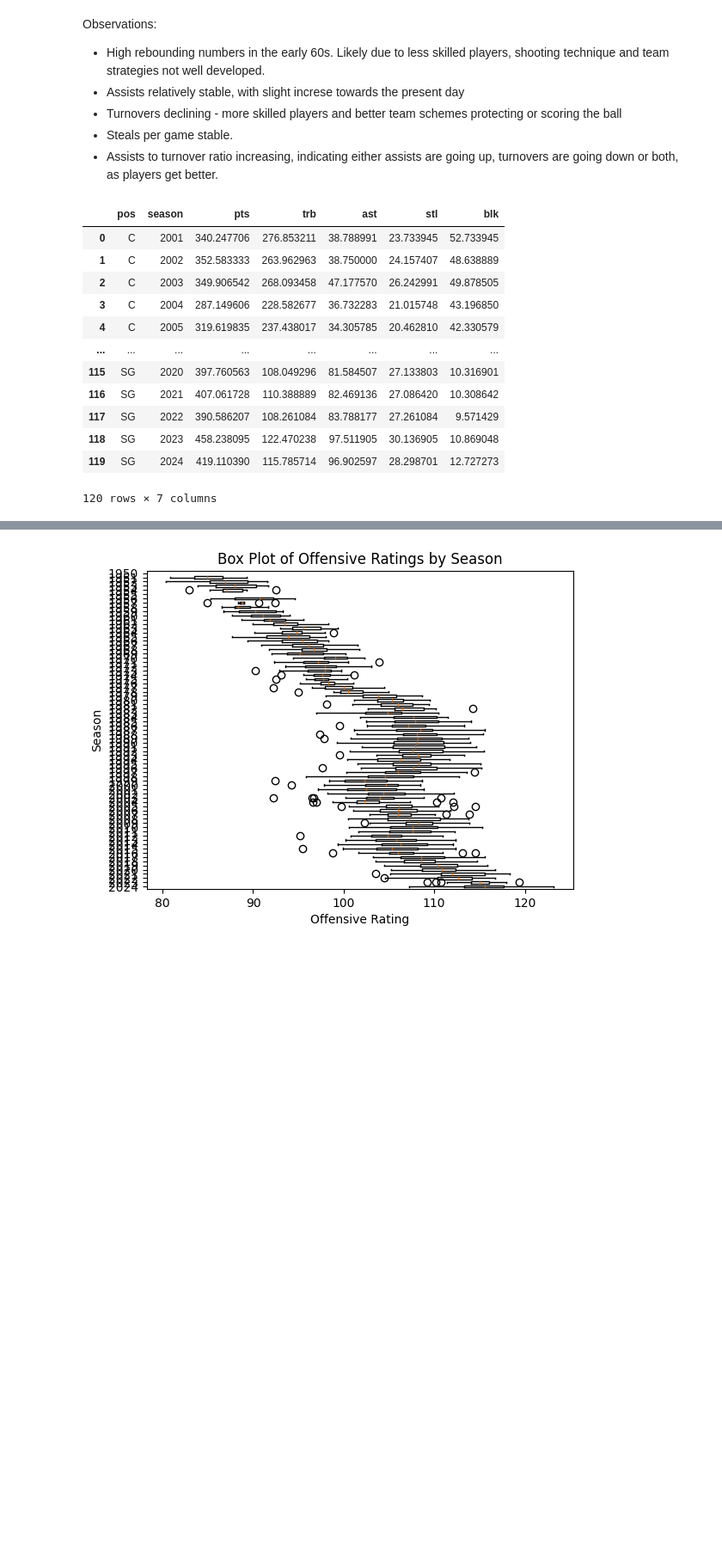
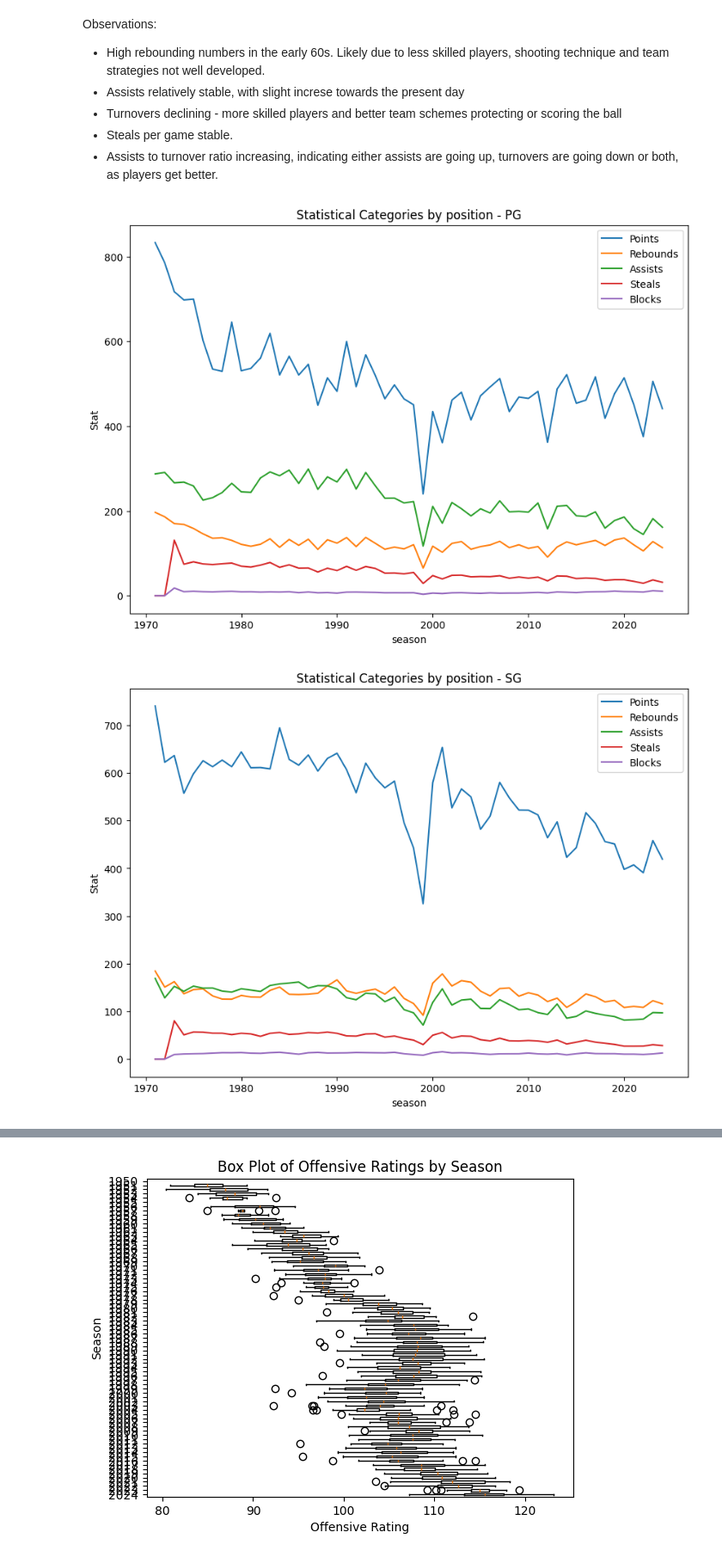
Before and after one commit to pgeneta/Basketball-Analysis, a Jupyter notebook: Basketball evolution.ipynb, the cells around one changed output, grey strips where cells are left out. Shown at 86% size. Cells and saved outputs as stored; diff of their text form; code cells hidden in the pictures; blank space fills up the shorter version.

```diff
--- a/Basketball evolution.ipynb
+++ b/Basketball evolution.ipynb
@@ -315,26 +399,26 @@ Observations:
 # %%
 #Player positions and stats
 player_tot.columns
 player = player_tot.copy()
 
 positions = ['PG', 'SG', 'SF', 'PF', 'C']
 stat_category = ['pts', 'trb', 'ast', 'stl', 'blk']
 
-df_player = player[(player['pos'].isin(positions)) & (player['season'] > 2000)]
+df_player = player[(player['pos'].isin(positions)) & (player['season'] > 1970)]
 
-data = df.groupby(['pos', 'season'])[stat_category].mean().reset_index()
-data
+totals_by_season_by_year = df_player.groupby(['pos', 'season'])[stat_category].mean().reset_index()
+
+for position in positions:
+    plot_data = totals_by_season_by_year[totals_by_season_by_year['pos'] == position].groupby("season")[stat_category].sum().reset_index()
+    plt.figure(figsize=(10,7))
+    sns.lineplot(data = plot_data, x = 'season', y = 'pts', label = 'Points')
+    sns.lineplot(data = plot_data, x = 'season', y = 'trb', label = 'Rebounds')
+    sns.lineplot(data = plot_data, x = 'season', y = 'ast', label = 'Assists')
+    sns.lineplot(data = plot_data, x = 'season', y = 'stl', label = 'Steals')
+    sns.lineplot(data = plot_data, x = 'season', y = 'blk', label = 'Blocks')
+    plt.title(f"Statistical Categories by position - {position}")
+    plt.ylabel("Stat")
+    plt.show()
 # %% [output]
-|  | pos | season | pts | trb | ast | stl | blk |
-| 0 | C | 2001 | 340.247706 | 276.853211 | 38.788991 | 23.733945 | 52.733945 |
-| 1 | C | 2002 | 352.583333 | 263.962963 | 38.750000 | 24.157407 | 48.638889 |
-| 2 | C | 2003 | 349.906542 | 268.093458 | 47.177570 | 26.242991 | 49.878505 |
-| 3 | C | 2004 | 287.149606 | 228.582677 | 36.732283 | 21.015748 | 43.196850 |
-| 4 | C | 2005 | 319.619835 | 237.438017 | 34.305785 | 20.462810 | 42.330579 |
-| ... | ... | ... | ... | ... | ... | ... | ... |
-| 115 | SG | 2020 | 397.760563 | 108.049296 | 81.584507 | 27.133803 | 10.316901 |
-| 116 | SG | 2021 | 407.061728 | 110.388889 | 82.469136 | 27.086420 | 10.308642 |
-| 117 | SG | 2022 | 390.586207 | 108.261084 | 83.788177 | 27.261084 | 9.571429 |
-| 118 | SG | 2023 | 458.238095 | 122.470238 | 97.511905 | 30.136905 | 10.869048 |
-| 119 | SG | 2024 | 419.110390 | 115.785714 | 96.902597 | 28.298701 | 12.727273 |
-120 rows × 7 columns
+[figure, added]
+[figure, added]
```
Also changed, not shown: parts of 19 cells of this notebook.
